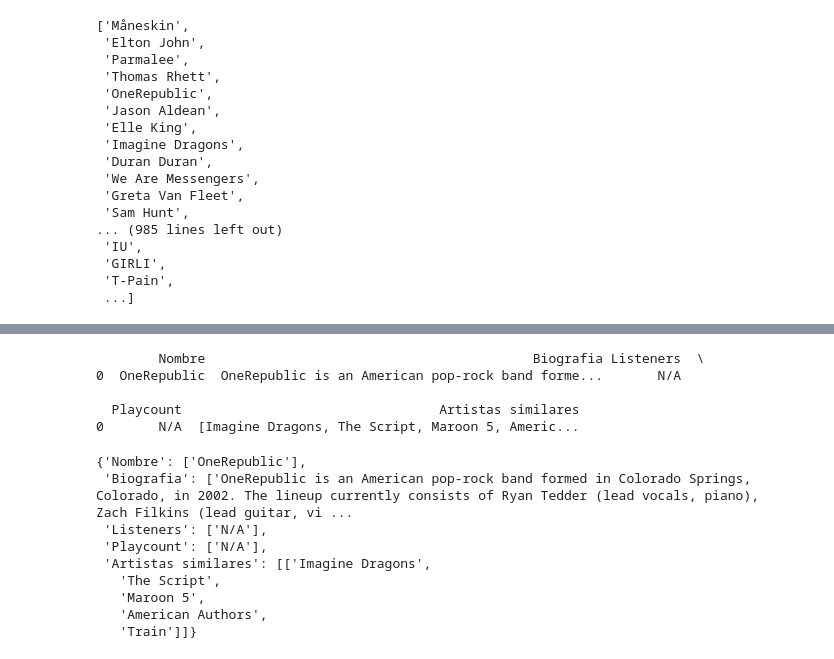
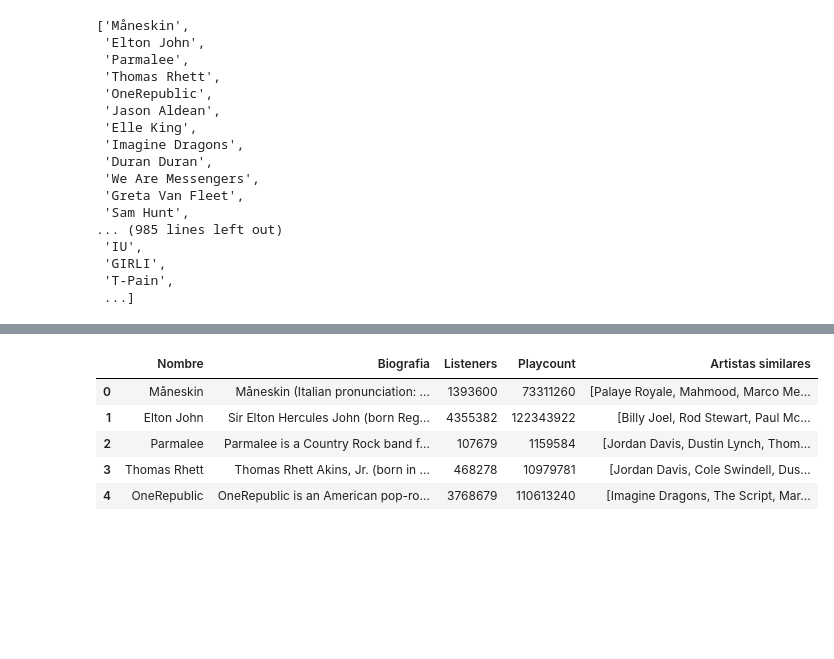
Before and after one commit to Aniitaa7/proyecto-da-promo-k-modulo-2-team-4, a Jupyter notebook: 3._last_fm.ipynb, the cells around one changed output, grey strips where cells are left out. Drawn from its saved outputs; the diff is of its cells as text; code cells hidden in the pictures; blank space fills up the shorter version.

```diff
--- a/3._last_fm.ipynb
+++ b/3._last_fm.ipynb
@@ -51,19 +51,21 @@ API_KEY = '08f47a34ee1110725e15b70e6e93b478'
 # %%
 info_artistas = {'Nombre':[],'Biografia':[], 'Listeners':[], 'Playcount':[], 'Artistas similares':[]}
 
-#for artista in artistas[0:5]:
-url = f'http://ws.audioscrobbler.com/2.0/?method=artist.getinfo&artist=OneRepublic&api_key={API_KEY}&format=json'
+for artista in artistas:
+    url = f'http://ws.audioscrobbler.com/2.0/?method=artist.getinfo&artist={artista}&api_key={API_KEY}&format=json'
 
-datos_artista = requests.get(url)
-data = datos_artista.json()
+    datos_artista = requests.get(url)
+    data = datos_artista.json()
+    data
 
-info_artistas['Nombre'].append(data['artist'].get('name', 'N/A'))
-info_artistas['Biografia'].append(data['artist']['bio']['content'].get('bio', {}).get('summary', 'N/A'))
-info_artistas['Listeners'].append(data['artist']['stats']['listeners'].get('listeners', 'N/A'))
-info_artistas['Playcount'].append(data['artist']['stats']['playcount'].get('playcount', 'N/A'))
-info_artistas['Artistas similares'].append([similar['name'] for similar in data['artist']['similar']['artist'][0].get('artist', [])])
-
+    info_artistas['Nombre'].append(data['artist']['name'])
+    info_artistas['Biografia'].append(data['artist']['bio']['content'])
+    info_artistas['Listeners'].append(data['artist']['stats']['listeners'])
+    info_artistas['Playcount'].append(data['artist']['stats']['playcount'])
+    art_similares = []
+    for name in data['artist']['similar']['artist']:
+        art_similares.append(name['name'])
+    info_artistas['Artistas similares'].append(art_similares)
 
 info_artistas
-data
 # %% [output]
@@ -109,32 +89,11 @@ data
-# %%
-info_artistas = {'Nombre':[],'Biografia':[], 'Listeners':[], 'Playcount':[], 'Artistas similares':[]}
-
-if data:
-    info_artistas['Nombre'].append(data.get('name', 'N/A'))
-    info_artistas['Biografia'].append(data.get('bio', {}).get('summary', 'N/A'))
-    info_artistas['Listeners'].append(data.get('listeners', 'N/A'))
-    info_artistas['Playcount'].append(data.get('playcount', 'N/A'))
-    info_artistas['Artistas similares'].append([similar['name'] for similar in data.get('similar', {}).get('artist', [])])
-else:
-    print(f"No se encontró información para el artista: {artista}")
 # %%
-info_artistas_df = pd.DataFrame(info_artistas)
-print(info_artistas_df)
+df = pd.DataFrame(info_artistas)
+
+df
 # %% [output]
-        Nombre                                          Biografia Listeners  \
-0  OneRepublic  OneRepublic is an American pop-rock band forme...       N/A
-
-  Playcount                                 Artistas similares
-0       N/A  [Imagine Dragons, The Script, Maroon 5, Americ...
+|  | Nombre | Biografia | Listeners | Playcount | Artistas similares |
+| 0 | Måneskin | Måneskin (Italian pronunciation: ... | 1393600 | 73311260 | [Palaye Royale, Mahmood, Marco Me... |
+| 1 | Elton John | Sir Elton Hercules John (born Reg... | 4355382 | 122343922 | [Billy Joel, Rod Stewart, Paul Mc... |
+| 2 | Parmalee | Parmalee is a Country Rock band f... | 107679 | 1159584 | [Jordan Davis, Dustin Lynch, Thom... |
+| 3 | Thomas Rhett | Thomas Rhett Akins, Jr. (born in ... | 468278 | 10979781 | [Jordan Davis, Cole Swindell, Dus... |
+| 4 | OneRepublic | OneRepublic is an American pop-ro... | 3768679 | 110613240 | [Imagine Dragons, The Script, Mar... |
-# %%
-info_artistas
-# %% [output]
-{'Nombre': ['OneRepublic'],
- 'Biografia': ['OneRepublic is an American pop-rock band formed in Colorado Springs, Colorado, in 2002. The lineup currently consists of Ryan Tedder (lead vocals, piano), Zach Filkins (lead guitar, vi ...
- 'Listeners': ['N/A'],
- 'Playcount': ['N/A'],
- 'Artistas similares': [['Imagine Dragons',
-   'The Script',
-   'Maroon 5',
-   'American Authors',
-   'Train']]}
```
Also changed, not shown: parts of 3 cells of this notebook.
